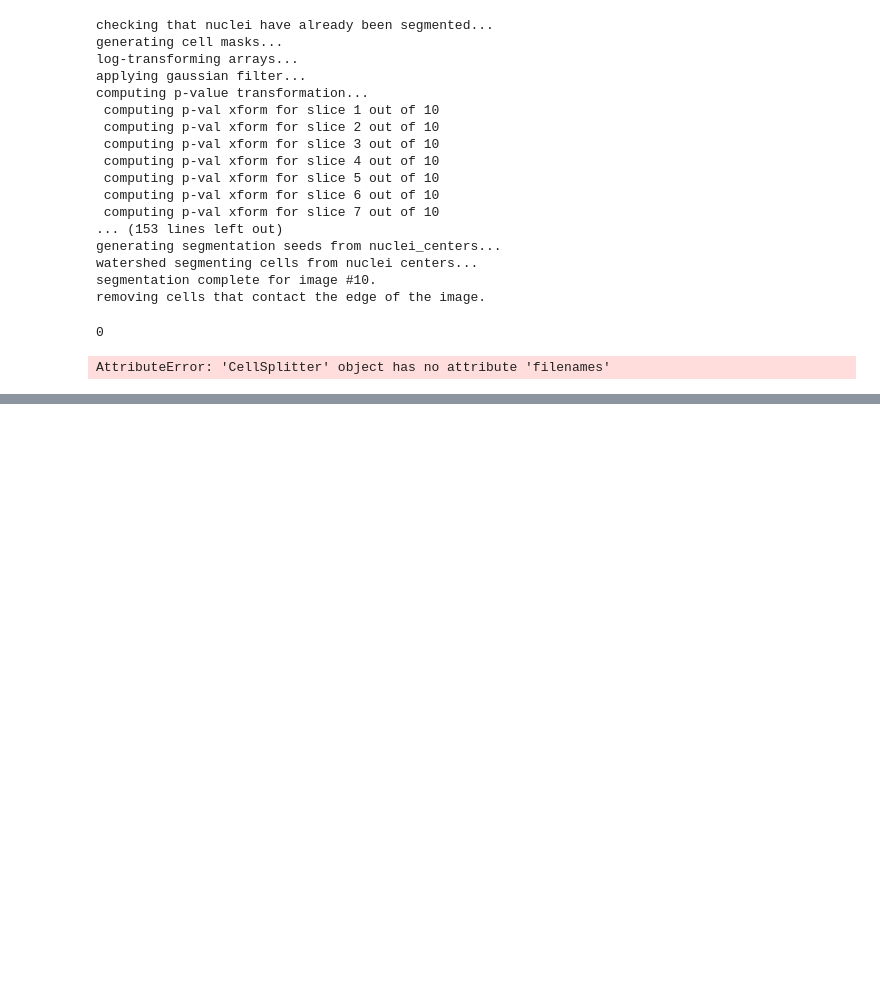
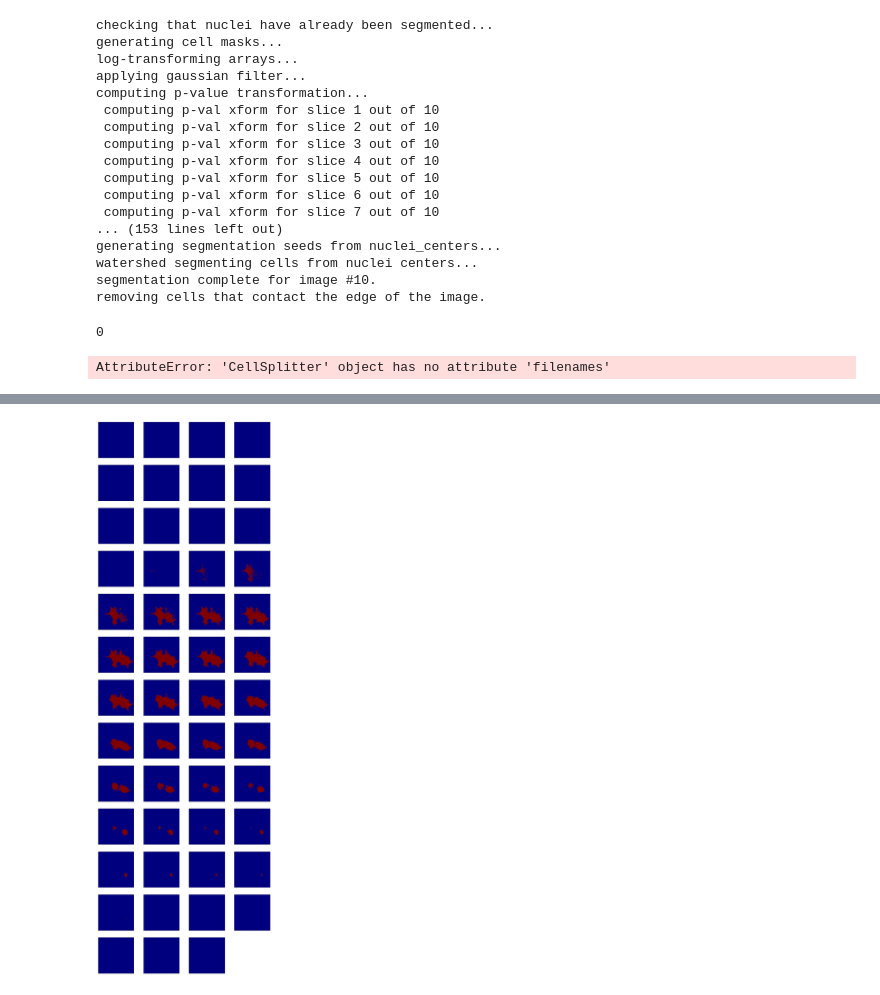
Before and after one commit to deniclab/csth-imaging, a Jupyter notebook: csth_analysis/foci_segmentation_test_run.ipynb, the cells around one changed output, grey strips where cells are left out. Cells and saved outputs as stored; diff of their text form; code cells hidden in the pictures; blank space fills up the shorter version.

```diff
--- a/csth_analysis/foci_segmentation_test_run.ipynb
+++ b/csth_analysis/foci_segmentation_test_run.ipynb
@@ -107,0 +162,2 @@ assert(data == data2)
+# %%
+bg_tif_im = io.imread('/Users/nweir/Dropbox/chris_imaging/imaging_test/WIPI_empty_control.tif')
@@ -107,0 +168,2 @@ assert(data == data2)
+# %%
+bg_tif_im = np.moveaxis(bg_tif_im, -1, 0)
@@ -107,0 +174,12 @@ assert(data == data2)
+# %%
+im_path = '/Users/nweir/Dropbox/chris_imaging/imaging_test/th_sample_czi/LC3-WIPI_HEK_wt_Torin_position15_AiryscanProcessing.czi'
+finder = find_cells.MultiFinder(im_path)
+finder.bg_im = np.expand_dims(bg_tif_im, axis=0)
+finder.bg_channels = [488, 561, 405]
+# %%
+splitter = segment_cells.CellSplitter(finder)
+print('CellSplitter instance created.')
+splitter.segment_nuclei(verbose=True)  # segment nuclei
+print('Nuclei segmented.')
+splitter.segment_cells(488, verbose=True)  # segment cells using the 488 wl
+print('Cells segmented.')
@@ -107,0 +204,4 @@ assert(data == data2)
+# %%
+PexSegment.PexSegmentObj.plot_stack(splitter.cell_masks[0])
+# %% [output]
+[figure, added]
```
Also changed, not shown: parts of 10 cells of this notebook, 3 other files.
